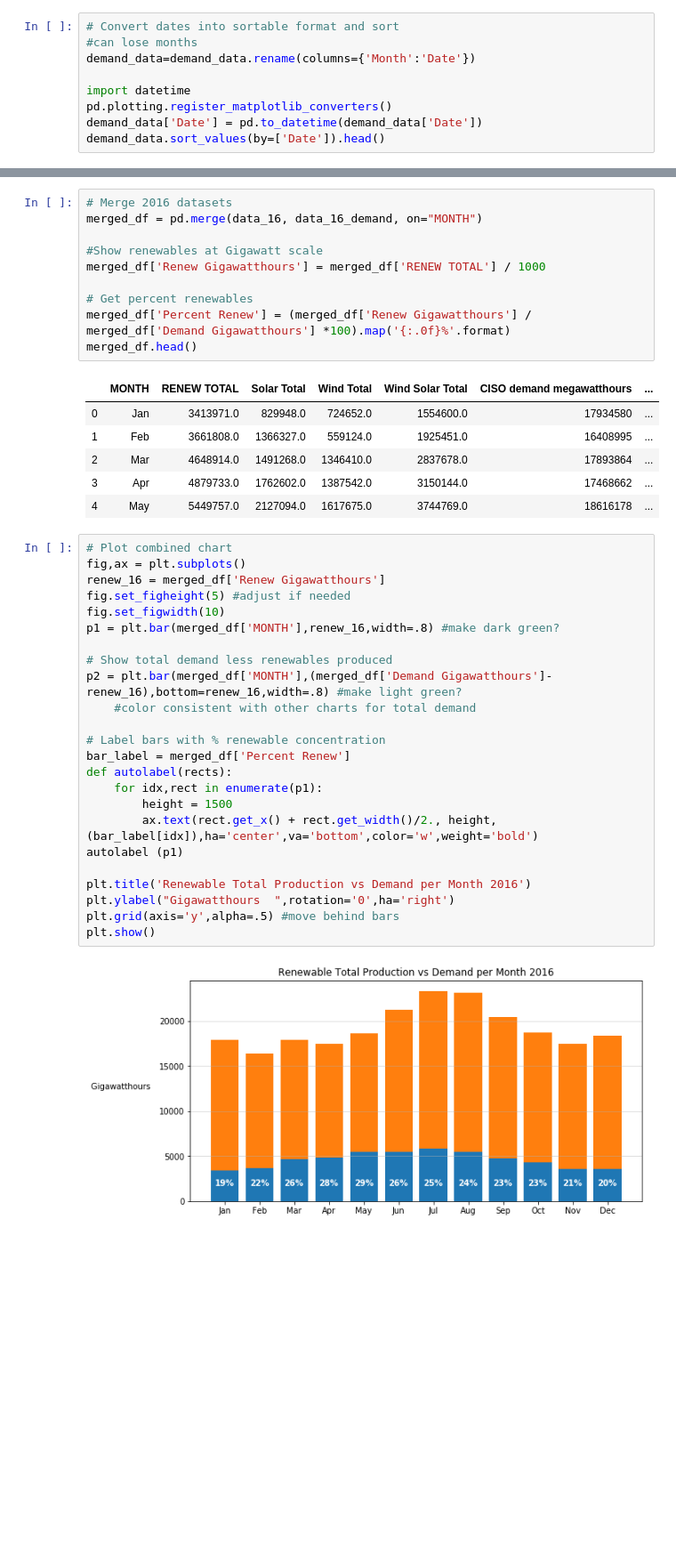
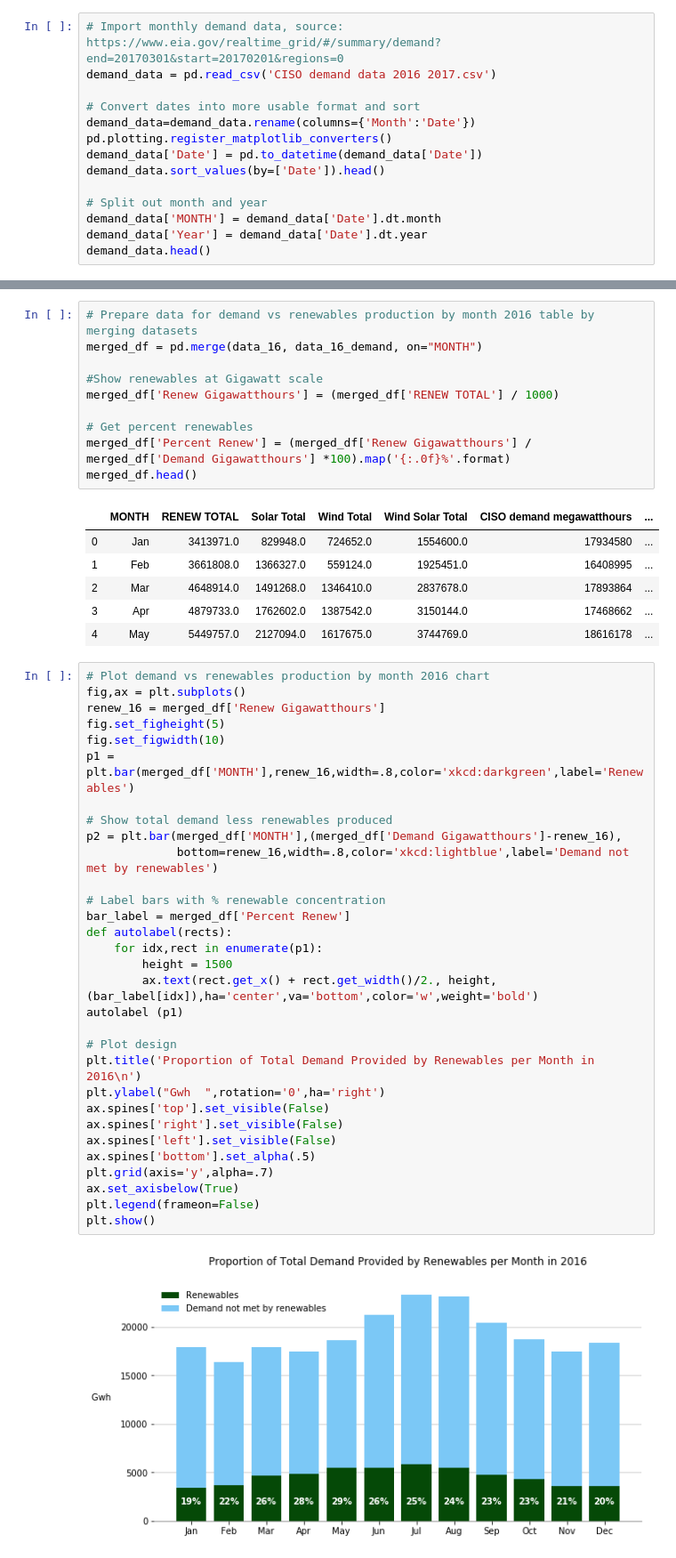
Before and after one commit to scottinsactown/California-Renewable-Energy--data-analysis, a Jupyter notebook: project_start_scott.ipynb, the cells around one changed output, grey strips where cells are left out. Shown at 89% size. Drawn from its saved outputs; the diff is of its cells as text; blank space fills up the shorter version.

Commit message:
scott files ready for merging

```diff
--- a/project_start_scott.ipynb
+++ b/project_start_scott.ipynb
@@ -21,10 +9,15 @@ demand_data.head(2)
 # %%
-# Convert dates into sortable format and sort
-#can lose months
+# Import monthly demand data, source: https://www.eia.gov/realtime_grid/#/summary/demand?end=20170301&start=20170201&regions=0
+demand_data = pd.read_csv('CISO demand data 2016 2017.csv')
+
+# Convert dates into more usable format and sort
 demand_data=demand_data.rename(columns={'Month':'Date'})
-
-import datetime
 pd.plotting.register_matplotlib_converters()
 demand_data['Date'] = pd.to_datetime(demand_data['Date'])
 demand_data.sort_values(by=['Date']).head()
+
+# Split out month and year
+demand_data['MONTH'] = demand_data['Date'].dt.month
+demand_data['Year'] = demand_data['Date'].dt.year
+demand_data.head()
 # %% [output]
@@ -146,10 +102,10 @@ plt.show()
 [figure]
 # %%
-# Merge 2016 datasets
+# Prepare data for demand vs renewables production by month 2016 table by merging datasets
 merged_df = pd.merge(data_16, data_16_demand, on="MONTH")
 
 #Show renewables at Gigawatt scale
-merged_df['Renew Gigawatthours'] = merged_df['RENEW TOTAL'] / 1000
+merged_df['Renew Gigawatthours'] = (merged_df['RENEW TOTAL'] / 1000)
 
 # Get percent renewables
 merged_df['Percent Renew'] = (merged_df['Renew Gigawatthours'] / merged_df['Demand Gigawatthours'] *100).map('{:.0f}%'.format)
@@ -162,29 +118,36 @@ merged_df.head()
 | 3 | Apr | 4879733.0 | 1762602.0 | 1387542.0 | 3150144.0 | 17468662 | ... |
 | 4 | May | 5449757.0 | 2127094.0 | 1617675.0 | 3744769.0 | 18616178 | ... |
 # %%
-# Plot combined chart
+# Plot demand vs renewables production by month 2016 chart
 fig,ax = plt.subplots()
 renew_16 = merged_df['Renew Gigawatthours']
-fig.set_figheight(5) #adjust if needed
+fig.set_figheight(5)
 fig.set_figwidth(10)
-p1 = plt.bar(merged_df['MONTH'],renew_16,width=.8) #make dark green?
+p1 = plt.bar(merged_df['MONTH'],renew_16,width=.8,color='xkcd:darkgreen',label='Renewables')
 
 # Show total demand less renewables produced
-p2 = plt.bar(merged_df['MONTH'],(merged_df['Demand Gigawatthours']-renew_16),bottom=renew_16,width=.8) #make light green?
-    #color consistent with other charts for total demand
+p2 = plt.bar(merged_df['MONTH'],(merged_df['Demand Gigawatthours']-renew_16),
+             bottom=renew_16,width=.8,color='xkcd:lightblue',label='Demand not met by renewables')
 
 # Label bars with % renewable concentration
 bar_label = merged_df['Percent Renew']
 def autolabel(rects):
     for idx,rect in enumerate(p1):
         height = 1500
         ax.text(rect.get_x() + rect.get_width()/2., height, (bar_label[idx]),ha='center',va='bottom',color='w',weight='bold')
 autolabel (p1)
 
-plt.title('Renewable Total Production vs Demand per Month 2016')
-plt.ylabel("Gigawatthours  ",rotation='0',ha='right')
-plt.grid(axis='y',alpha=.5) #move behind bars
+# Plot design
+plt.title('Proportion of Total Demand Provided by Renewables per Month in 2016\n')
+plt.ylabel("Gwh  ",rotation='0',ha='right')
+ax.spines['top'].set_visible(False)
+ax.spines['right'].set_visible(False)
+ax.spines['left'].set_visible(False)
+ax.spines['bottom'].set_alpha(.5)
+plt.grid(axis='y',alpha=.7)
+ax.set_axisbelow(True)
+plt.legend(frameon=False)
 plt.show()
 # %% [output]
-[figure, old version]
+[figure, new version]
 # %%
```
Also changed, not shown: parts of 13 cells of this notebook, 3 other files.
